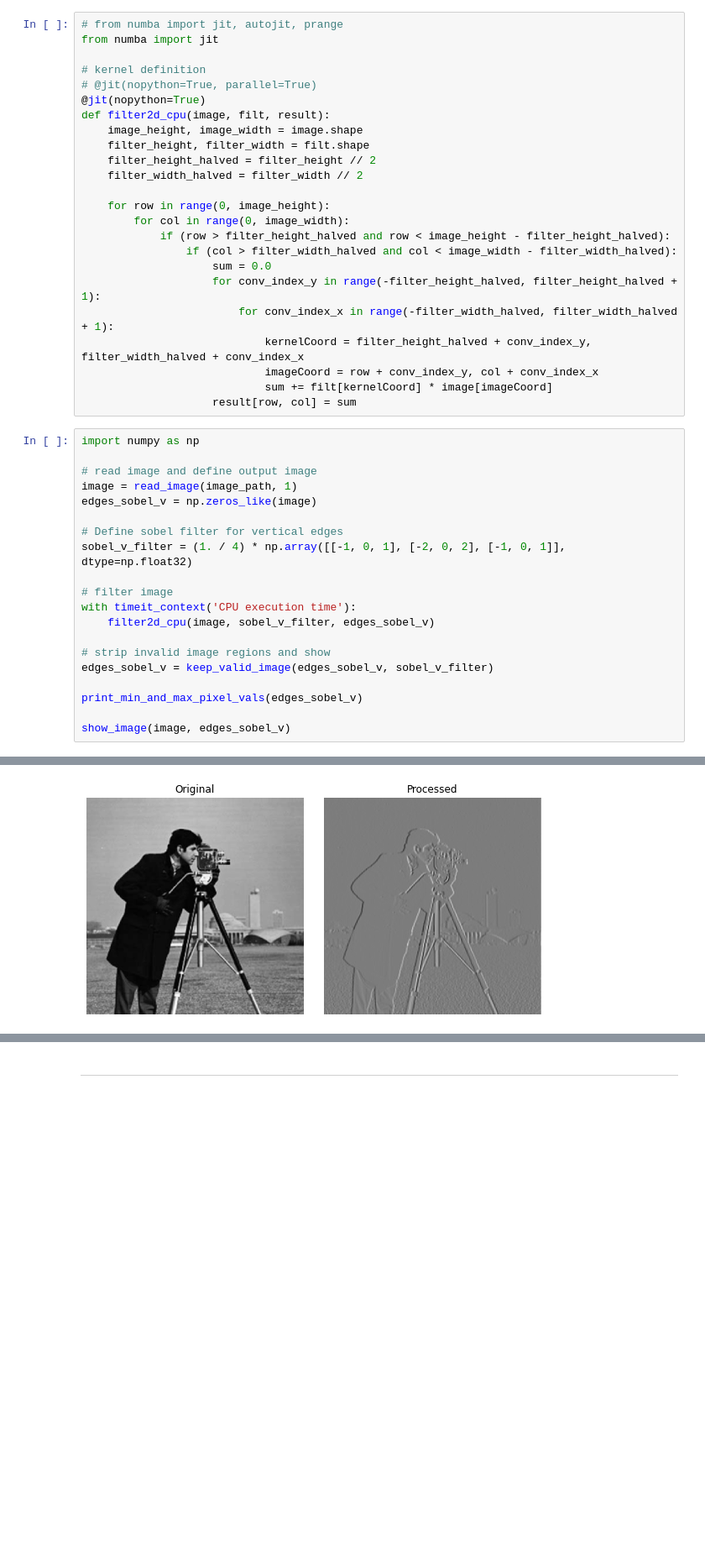
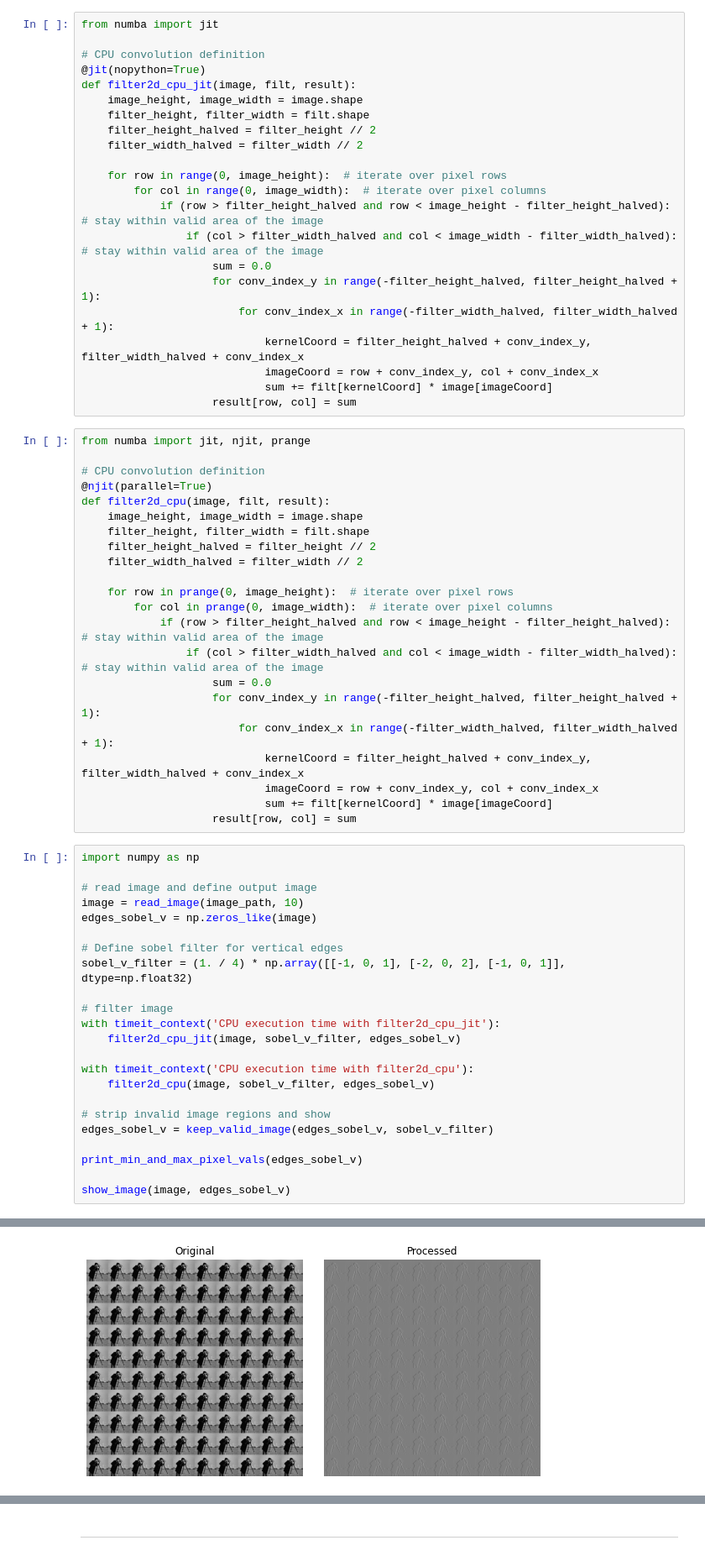
Before and after one commit to rmcabezon/GPU-course, a Jupyter notebook: notebooks/ImageProcessingConvolution.ipynb, the cells around one changed output, grey strips where cells are left out. Shown at 84% size. Drawn from its saved outputs; the diff is of its cells as text; blank space fills up the shorter version.

```diff
--- a/notebooks/ImageProcessingConvolution.ipynb
+++ b/notebooks/ImageProcessingConvolution.ipynb
@@ -136,20 +195,18 @@ max. pixel value: 0.9196078
 # %%
-# from numba import jit, autojit, prange
 from numba import jit
 
-# kernel definition
-# @jit(nopython=True, parallel=True)
+# CPU convolution definition
 @jit(nopython=True)
-def filter2d_cpu(image, filt, result):
+def filter2d_cpu_jit(image, filt, result):
     image_height, image_width = image.shape
     filter_height, filter_width = filt.shape
     filter_height_halved = filter_height // 2
     filter_width_halved = filter_width // 2
 
-    for row in range(0, image_height):
-        for col in range(0, image_width):
-            if (row > filter_height_halved and row < image_height - filter_height_halved):
-                if (col > filter_width_halved and col < image_width - filter_width_halved):
+    for row in range(0, image_height):  # iterate over pixel rows
+        for col in range(0, image_width):  # iterate over pixel columns
+            if (row > filter_height_halved and row < image_height - filter_height_halved):  # stay within valid area of the image
+                if (col > filter_width_halved and col < image_width - filter_width_halved):  # stay within valid area of the image
                     sum = 0.0
                     for conv_index_y in range(-filter_height_halved, filter_height_halved + 1):
                         for conv_index_x in range(-filter_width_halved, filter_width_halved + 1):
@@ -157,18 +214,43 @@ def filter2d_cpu(image, filt, result):
                             imageCoord = row + conv_index_y, col + conv_index_x
                             sum += filt[kernelCoord] * image[imageCoord]
                     result[row, col] = sum
+# %%
+from numba import jit, njit, prange
+
+# CPU convolution definition
+@njit(parallel=True)
+def filter2d_cpu(image, filt, result):
+    image_height, image_width = image.shape
+    filter_height, filter_width = filt.shape
+    filter_height_halved = filter_height // 2
+    filter_width_halved = filter_width // 2
+
+    for row in prange(0, image_height):  # iterate over pixel rows
+        for col in prange(0, image_width):  # iterate over pixel columns
+            if (row > filter_height_halved and row < image_height - filter_height_halved):  # stay within valid area of the image
+                if (col > filter_width_halved and col < image_width - filter_width_halved):  # stay within valid area of the image
+                    sum = 0.0
+                    for conv_index_y in range(-filter_height_halved, filter_height_halved + 1):
+                        for conv_index_x in range(-filter_width_halved, filter_width_halved + 1):
+                            kernelCoord = filter_height_halved + conv_index_y, filter_width_halved + conv_index_x
+                            imageCoord = row + conv_index_y, col + conv_index_x
+                            sum += filt[kernelCoord] * image[imageCoord]
+                    result[row, col] = sum
 # %%
 import numpy as np
 
 # read image and define output image
-image = read_image(image_path, 1)
+image = read_image(image_path, 10)
 edges_sobel_v = np.zeros_like(image)
 
 # Define sobel filter for vertical edges
 sobel_v_filter = (1. / 4) * np.array([[-1, 0, 1], [-2, 0, 2], [-1, 0, 1]], dtype=np.float32)
 
 # filter image
-with timeit_context('CPU execution time'):
+with timeit_context('CPU execution time with filter2d_cpu_jit'):
+    filter2d_cpu_jit(image, sobel_v_filter, edges_sobel_v)
+
+with timeit_context('CPU execution time with filter2d_cpu'):
     filter2d_cpu(image, sobel_v_filter, edges_sobel_v)
 
 # strip invalid image regions and show
@@ -184 +267 @@ max. pixel value: 0.9196078
-[figure, old version]
+[figure, new version]
```
Also changed, not shown: parts of 34 cells of this notebook, 2 other files.
